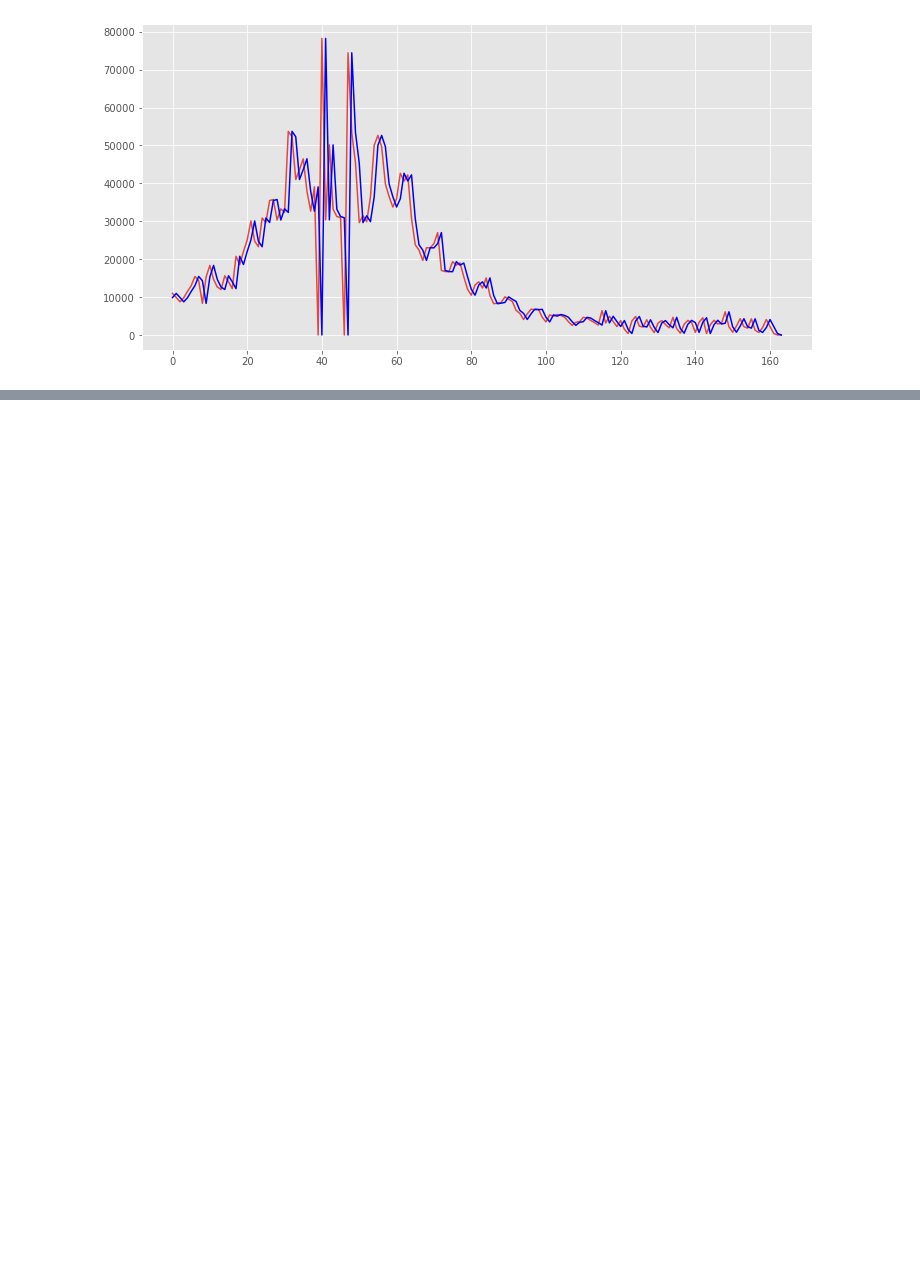
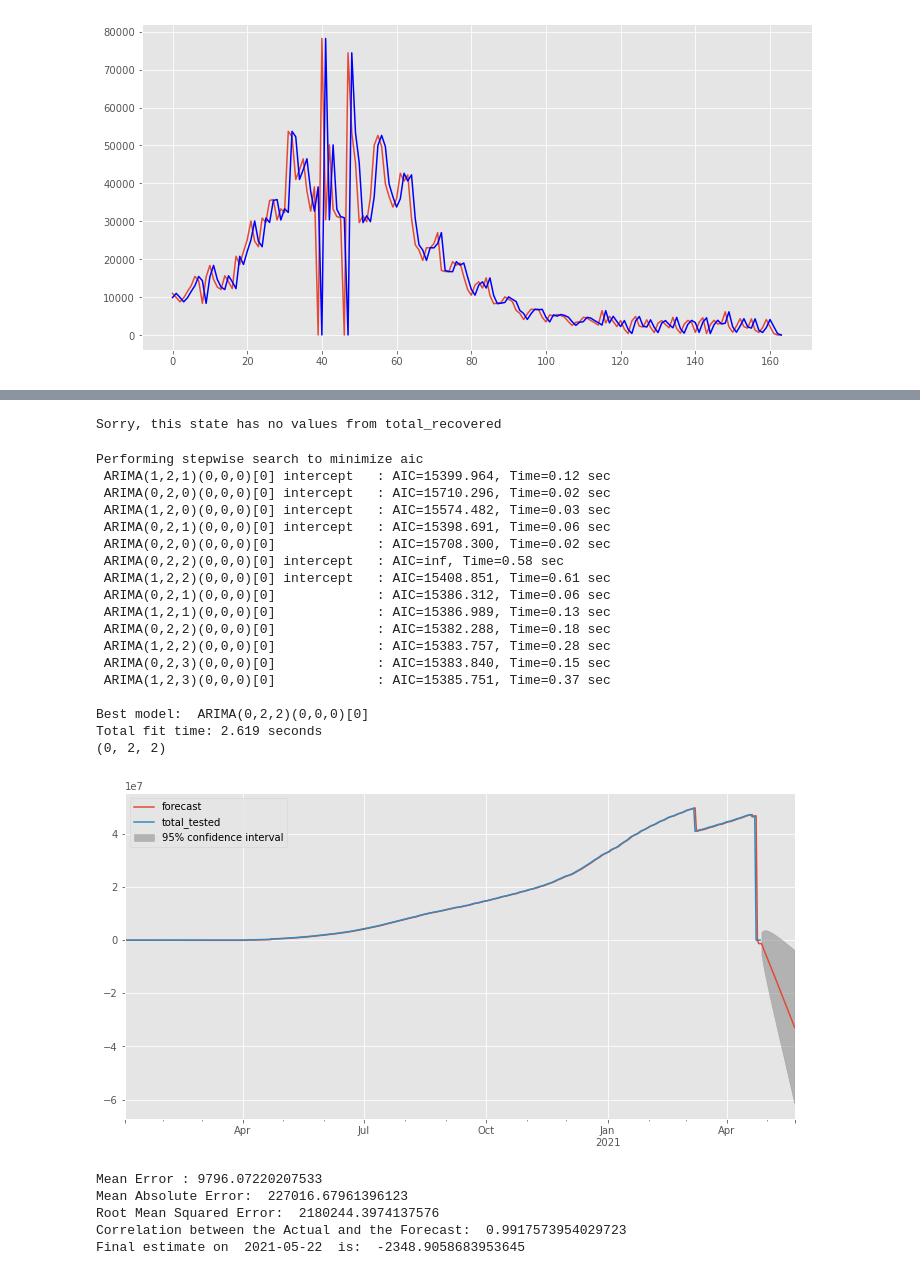
Before and after one commit to nickabcarius/ECS171_Group_5, a Jupyter notebook: ECS 171 Project processing dataset.ipynb, the cells around one changed output, grey strips where cells are left out. Saved outputs shown, nothing was run; the diff lists cells and outputs as text; code cells hidden in the pictures; blank space fills up the shorter version.

```diff
--- a/ECS 171 Project processing dataset.ipynb
+++ b/ECS 171 Project processing dataset.ipynb
@@ -538,0 +696,31 @@ Final estimate on  2021-05-20  is:  0.001243853464953817
+# %%
+CallARIMAForecast("California", "total_recovered")
+# %% [output]
+Sorry, this state has no values from total_recovered
+# %%
+CallARIMAForecast("California", "total_tested")
+# %% [output]
+Performing stepwise search to minimize aic
+ ARIMA(1,2,1)(0,0,0)[0] intercept   : AIC=15399.964, Time=0.12 sec
+ ARIMA(0,2,0)(0,0,0)[0] intercept   : AIC=15710.296, Time=0.02 sec
+ ARIMA(1,2,0)(0,0,0)[0] intercept   : AIC=15574.482, Time=0.03 sec
+ ARIMA(0,2,1)(0,0,0)[0] intercept   : AIC=15398.691, Time=0.06 sec
+ ARIMA(0,2,0)(0,0,0)[0]             : AIC=15708.300, Time=0.02 sec
+ ARIMA(0,2,2)(0,0,0)[0] intercept   : AIC=inf, Time=0.58 sec
+ ARIMA(1,2,2)(0,0,0)[0] intercept   : AIC=15408.851, Time=0.61 sec
+ ARIMA(0,2,1)(0,0,0)[0]             : AIC=15386.312, Time=0.06 sec
+ ARIMA(1,2,1)(0,0,0)[0]             : AIC=15386.989, Time=0.13 sec
+ ARIMA(0,2,2)(0,0,0)[0]             : AIC=15382.288, Time=0.18 sec
+ ARIMA(1,2,2)(0,0,0)[0]             : AIC=15383.757, Time=0.28 sec
+ ARIMA(0,2,3)(0,0,0)[0]             : AIC=15383.840, Time=0.15 sec
+ ARIMA(1,2,3)(0,0,0)[0]             : AIC=15385.751, Time=0.37 sec
+
+Best model:  ARIMA(0,2,2)(0,0,0)[0]
+Total fit time: 2.619 seconds
+(0, 2, 2)
+[figure, added]
+Mean Error : 9796.07220207533
+Mean Absolute Error:  227016.67961396123
+Root Mean Squared Error:  2180244.3974137576
+Correlation between the Actual and the Forecast:  0.9917573954029723
+Final estimate on  2021-05-22  is:  -2348.9058683953645
```
Also changed, not shown: parts of 21 cells of this notebook.
